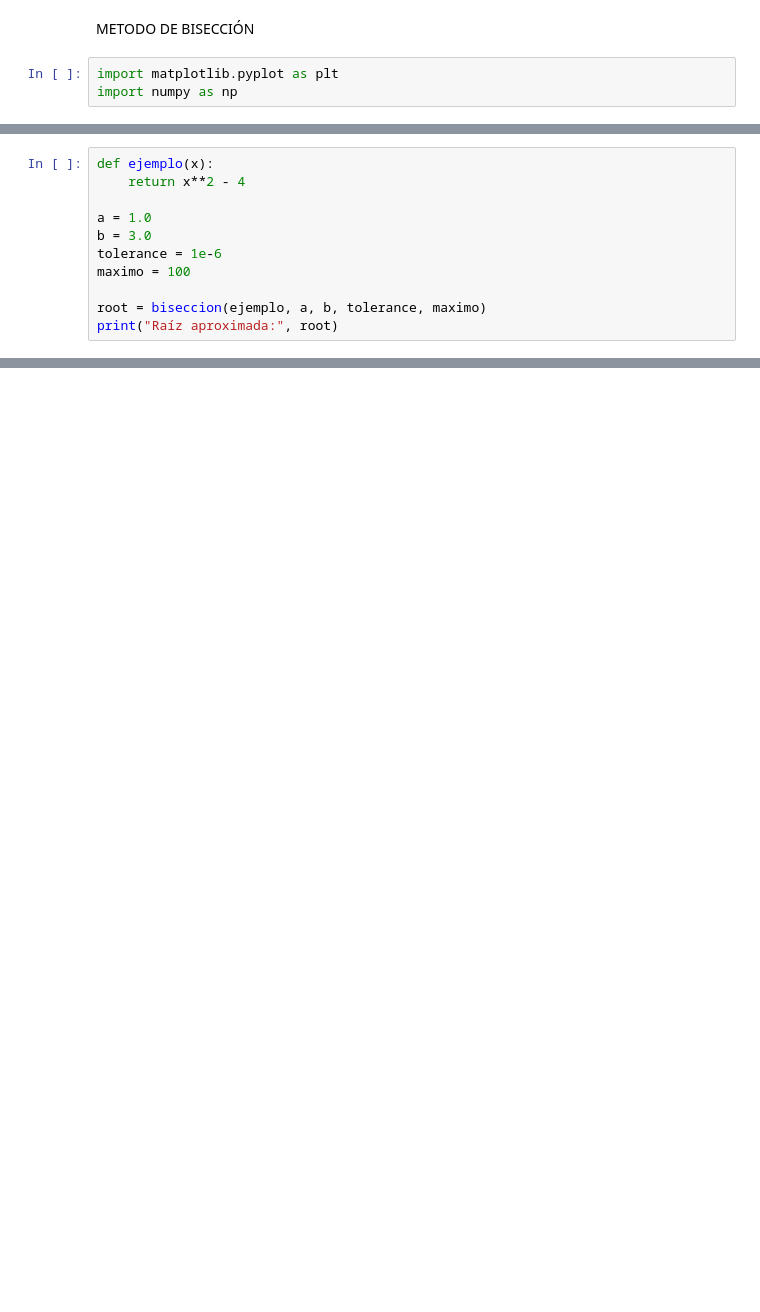
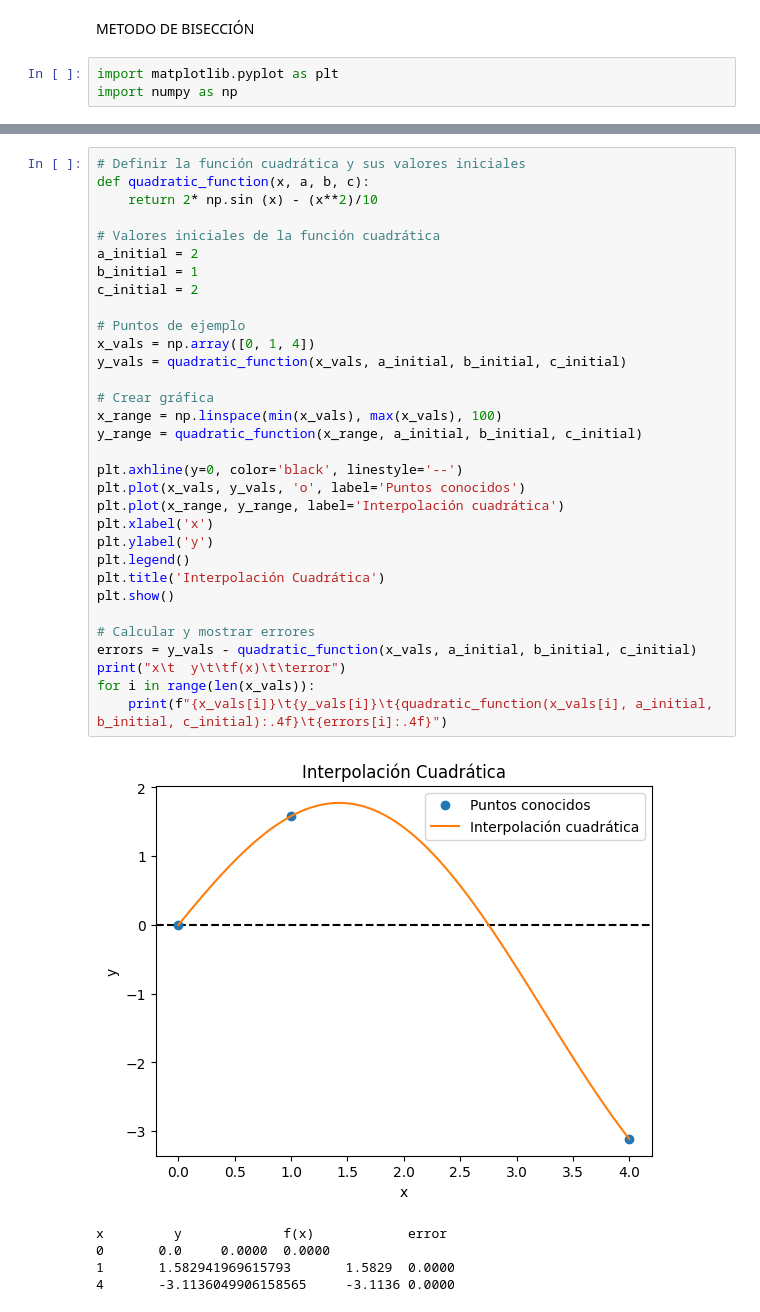
Before and after one commit to danielapavas/Optimizacion, a Jupyter notebook: Metodo_de_bisección.ipynb, the cells around one changed output, grey strips where cells are left out. Saved outputs shown, nothing was run; the diff lists cells and outputs as text; blank space fills up the shorter version.

```diff
--- a/Metodo_de_bisección.ipynb
+++ b/Metodo_de_bisección.ipynb
@@ -26,11 +90,0 @@ def biseccion(funcion, a, b, tolerance, maximo):
-# %%
-def ejemplo(x):
-    return x**2 - 4
-
-a = 1.0
-b = 3.0
-tolerance = 1e-6
-maximo = 100
-
-root = biseccion(ejemplo, a, b, tolerance, maximo)
-print("Raíz aproximada:", root)
@@ -169,0 +125,38 @@ Error: la función no tiene cambio de signo en el intervalo
+# %%
+# Definir la función cuadrática y sus valores iniciales
+def quadratic_function(x, a, b, c):
+    return 2* np.sin (x) - (x**2)/10
+
+# Valores iniciales de la función cuadrática
+a_initial = 2
+b_initial = 1
+c_initial = 2
+
+# Puntos de ejemplo
+x_vals = np.array([0, 1, 4])
+y_vals = quadratic_function(x_vals, a_initial, b_initial, c_initial)
+
+# Crear gráfica
+x_range = np.linspace(min(x_vals), max(x_vals), 100)
+y_range = quadratic_function(x_range, a_initial, b_initial, c_initial)
+
+plt.axhline(y=0, color='black', linestyle='--')
+plt.plot(x_vals, y_vals, 'o', label='Puntos conocidos')
+plt.plot(x_range, y_range, label='Interpolación cuadrática')
+plt.xlabel('x')
+plt.ylabel('y')
+plt.legend()
+plt.title('Interpolación Cuadrática')
+plt.show()
+
+# Calcular y mostrar errores
+errors = y_vals - quadratic_function(x_vals, a_initial, b_initial, c_initial)
+print("x\t  y\t\tf(x)\t\terror")
+for i in range(len(x_vals)):
+    print(f"{x_vals[i]}\t{y_vals[i]}\t{quadratic_function(x_vals[i], a_initial, b_initial, c_initial):.4f}\t{errors[i]:.4f}")
+# %% [output]
+[figure, added]
+x         y             f(x)            error
+0       0.0     0.0000  0.0000
+1       1.582941969615793       1.5829  0.0000
+4       -3.1136049906158565     -3.1136 0.0000
```
Also changed, not shown: parts of 6 cells of this notebook.
